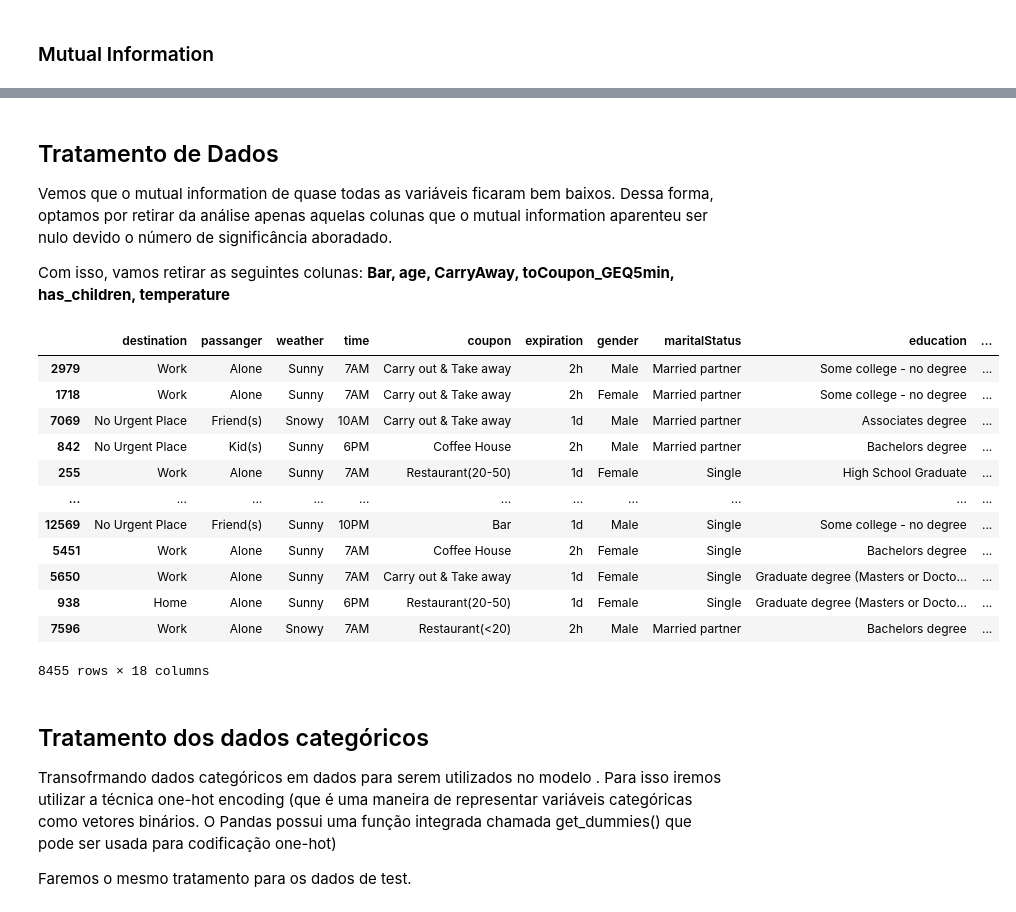
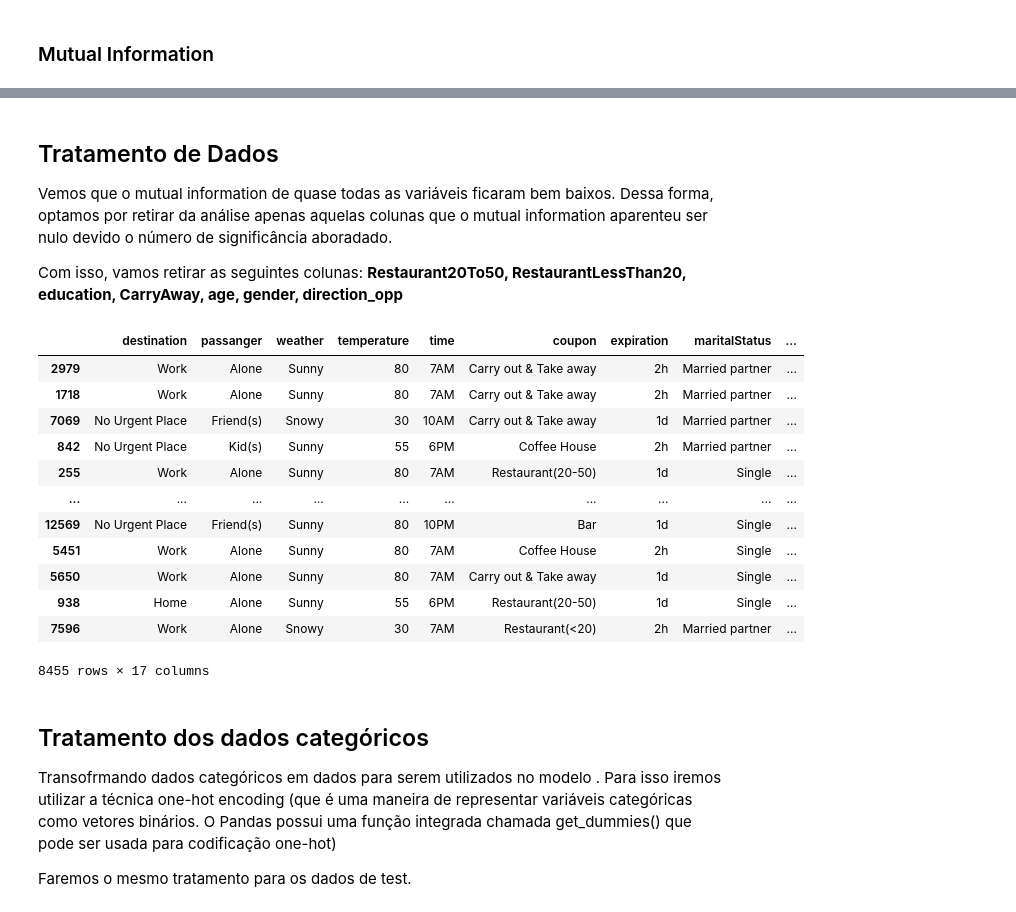
Before and after one commit to TheDeas343/MC886, a Jupyter notebook: Projects/P1/MC886_T1.ipynb, the cells around one changed output, grey strips where cells are left out. Drawn from its saved outputs; the diff is of its cells as text; code cells hidden in the pictures.

```diff
--- a/Projects/P1/MC886_T1.ipynb
+++ b/Projects/P1/MC886_T1.ipynb
@@ -792,29 +792,29 @@ plt.show()
 
 Vemos que o mutual information de quase todas as variáveis ficaram bem baixos. Dessa forma, optamos por retirar da análise apenas aquelas colunas que o mutual information aparenteu ser nulo devido o número de significância aboradado.
 
-Com isso, vamos retirar as seguintes colunas: **Bar, age, CarryAway, toCoupon_GEQ5min, has_children, temperature**
+Com isso, vamos retirar as seguintes colunas: **Restaurant20To50, RestaurantLessThan20, education, CarryAway, age, gender,  direction_opp**
 # %%
 
-colunas_para_remover = ['Bar', 'age', 'CarryAway', 'toCoupon_GEQ5min', 'has_children', 'temperature']
+colunas_para_remover = ['Restaurant20To50', 'RestaurantLessThan20', 'CarryAway', 'education', 'age', 'gender', 'direction_opp']
 
 X_train = X_train.drop(colunas_para_remover, axis=1)
 X_test = X_test.drop(colunas_para_remover, axis=1)
 
 X_train
 # %% [output]
-|  | destination | passanger | weather | time | coupon | expiration | gender | maritalStatus | education | ... |
-| 2979 | Work | Alone | Sunny | 7AM | Carry out & Take away | 2h | Male | Married partner | Some college - no degree | ... |
-| 1718 | Work | Alone | Sunny | 7AM | Carry out & Take away | 2h | Female | Married partner | Some college - no degree | ... |
-| 7069 | No Urgent Place | Friend(s) | Snowy | 10AM | Carry out & Take away | 1d | Male | Married partner | Associates degree | ... |
-| 842 | No Urgent Place | Kid(s) | Sunny | 6PM | Coffee House | 2h | Male | Married partner | Bachelors degree | ... |
-| 255 | Work | Alone | Sunny | 7AM | Restaurant(20-50) | 1d | Female | Single | High School Graduate | ... |
-| ... | ... | ... | ... | ... | ... | ... | ... | ... | ... | ... |
-| 12569 | No Urgent Place | Friend(s) | Sunny | 10PM | Bar | 1d | Male | Single | Some college - no degree | ... |
-| 5451 | Work | Alone | Sunny | 7AM | Coffee House | 2h | Female | Single | Bachelors degree | ... |
-| 5650 | Work | Alone | Sunny | 7AM | Carry out & Take away | 1d | Female | Single | Graduate degree (Masters or Docto... | ... |
-| 938 | Home | Alone | Sunny | 6PM | Restaurant(20-50) | 1d | Female | Single | Graduate degree (Masters or Docto... | ... |
-| 7596 | Work | Alone | Snowy | 7AM | Restaurant(<20) | 2h | Male | Married partner | Bachelors degree | ... |
+|  | destination | passanger | weather | temperature | time | coupon | expiration | maritalStatus | ... |
+| 2979 | Work | Alone | Sunny | 80 | 7AM | Carry out & Take away | 2h | Married partner | ... |
+| 1718 | Work | Alone | Sunny | 80 | 7AM | Carry out & Take away | 2h | Married partner | ... |
+| 7069 | No Urgent Place | Friend(s) | Snowy | 30 | 10AM | Carry out & Take away | 1d | Married partner | ... |
+| 842 | No Urgent Place | Kid(s) | Sunny | 55 | 6PM | Coffee House | 2h | Married partner | ... |
+| 255 | Work | Alone | Sunny | 80 | 7AM | Restaurant(20-50) | 1d | Single | ... |
+| ... | ... | ... | ... | ... | ... | ... | ... | ... | ... |
+| 12569 | No Urgent Place | Friend(s) | Sunny | 80 | 10PM | Bar | 1d | Single | ... |
+| 5451 | Work | Alone | Sunny | 80 | 7AM | Coffee House | 2h | Single | ... |
+| 5650 | Work | Alone | Sunny | 80 | 7AM | Carry out & Take away | 1d | Single | ... |
+| 938 | Home | Alone | Sunny | 55 | 6PM | Restaurant(20-50) | 1d | Single | ... |
+| 7596 | Work | Alone | Snowy | 30 | 7AM | Restaurant(<20) | 2h | Married partner | ... |
-8455 rows × 18 columns
+8455 rows × 17 columns
 # %% [markdown]
 ## Tratamento dos dados categóricos
 
```
Also changed, not shown: parts of 17 cells of this notebook.
